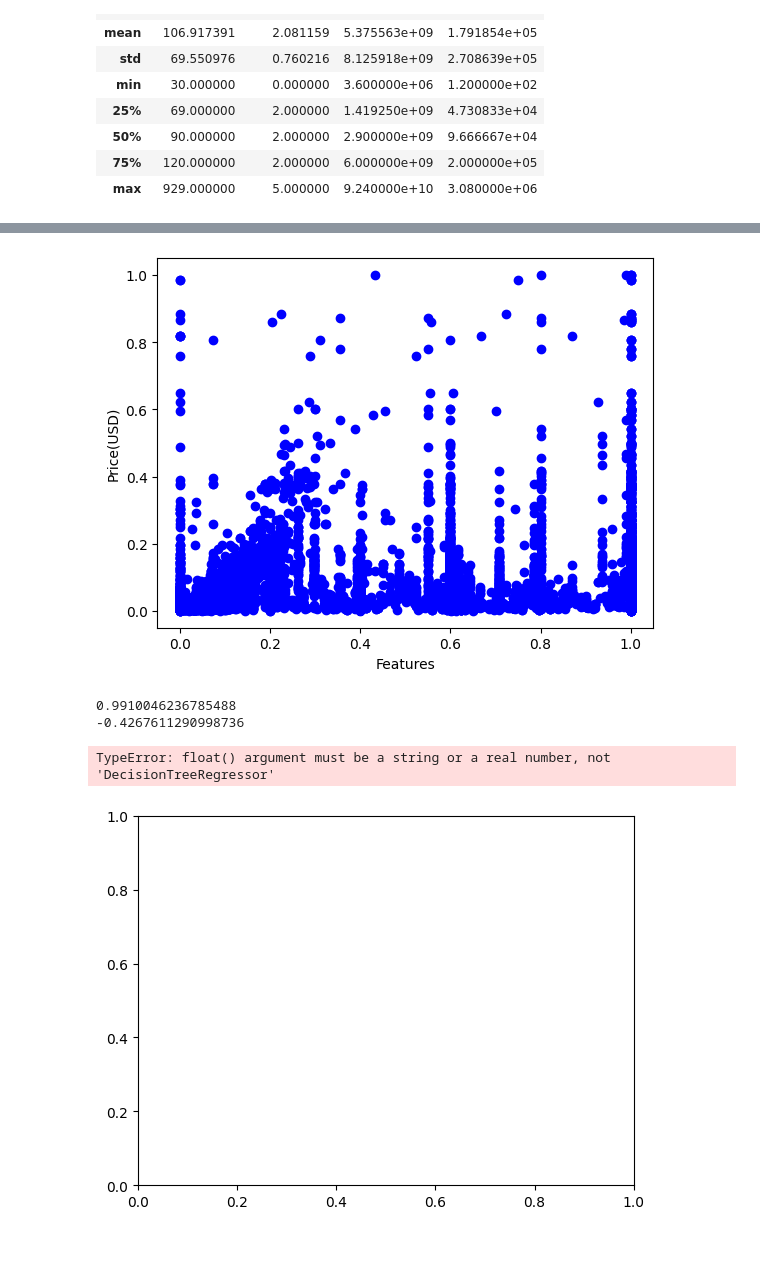
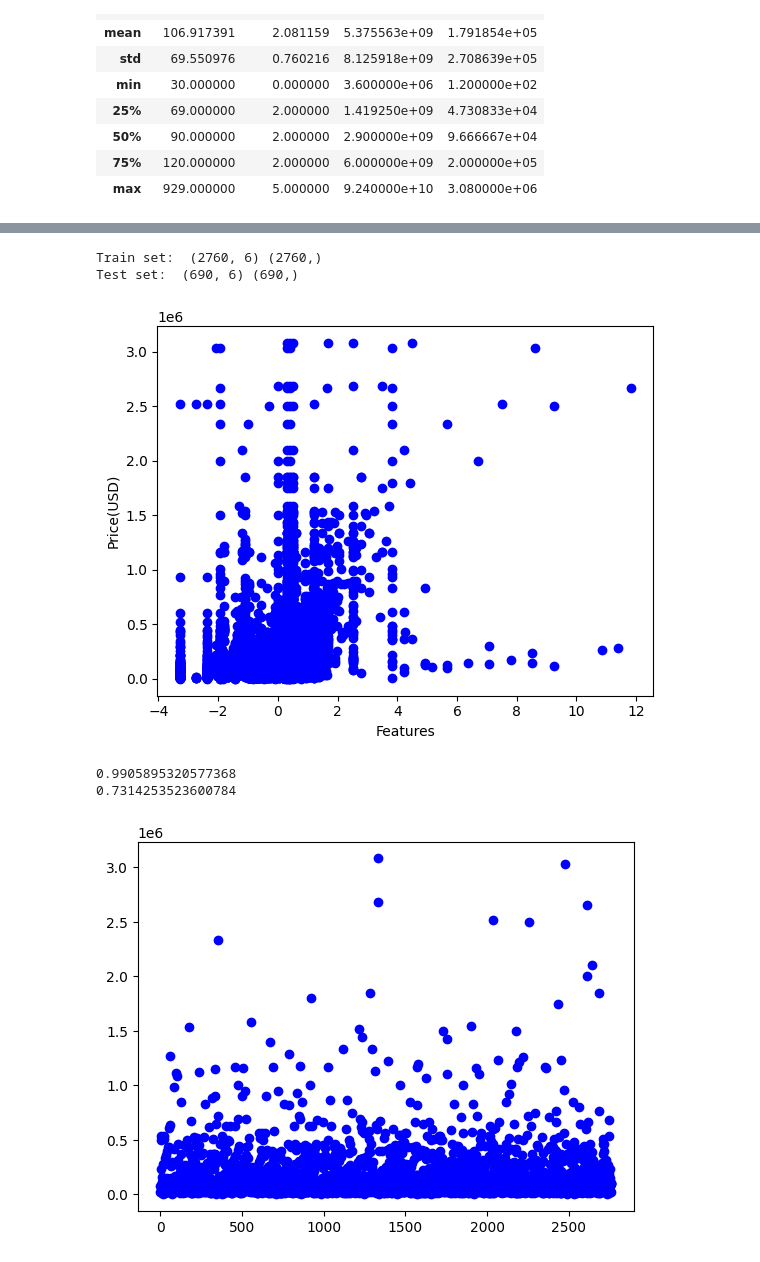
Before and after one commit to MohammadAminNajafi/my_AI, a Jupyter notebook: House price/house_price.ipynb, the cells around one changed output, grey strips where cells are left out. Drawn from its saved outputs; the diff is of its cells as text; code cells hidden in the pictures.

```diff
--- a/House price/house_price.ipynb
+++ b/House price/house_price.ipynb
@@ -87,0 +64,5 @@ train_y = scaler.fit_transform(train_y)
+# %%
+X = df[['Area', 'Room', 'Parking', 'Warehouse', 'Elevator', 'numeric_address']]
+scaler = preprocessing.StandardScaler().fit(X)
+X = scaler.transform(X.astype(float))
+X
@@ -87,0 +83,3 @@ train_y = scaler.fit_transform(train_y)
+# %%
+Y = df['Price(USD)']
+Y
@@ -88,3 +99,10 @@ train_y = scaler.fit_transform(train_y)
+# %%
+train_x, test_x, train_y, test_y = train_test_split(X, Y, test_size=0.2, random_state=4)
+print('Train set: ', train_x.shape, train_y.shape)
+print('Test set: ', test_x.shape, test_y.shape)
+# %% [output]
+Train set:  (2760, 6) (2760,)
+Test set:  (690, 6) (690,)
 # %%
 plt.plot(train_x, train_y, 'bo')
 plt.xlabel('Features')
@@ -92,7 +110,7 @@ plt.ylabel('Price(USD)')
 plt.show()
 df.to_csv('cleaned_dataset_2.csv', index=False)
 # %% [output]
-[figure, old version]
+[figure, new version]
 # %%
 model=GradientBoostingRegressor(loss='squared_error',n_estimators=500,max_depth=128,min_samples_split=2,min_samples_leaf=2)
 # %%
@@ -107,11 +125,10 @@ r_test=r2_score(test_y,predict_testYn)
 print(r_train)
 print(r_test)
 # %% [output]
-0.9910046236785488
--0.4267611290998736
+0.9905895320577368
+0.7314253523600784
 # %%
-plt.plot(model)
+plt.plot(predict_trainYn, 'bo')
 plt.show()
 # %% [output]
-TypeError: float() argument must be a string or a real number, not 'DecisionTreeRegressor'
-[figure, old version]
+[figure, new version]
```
Also changed, not shown: parts of 6 cells of this notebook.
